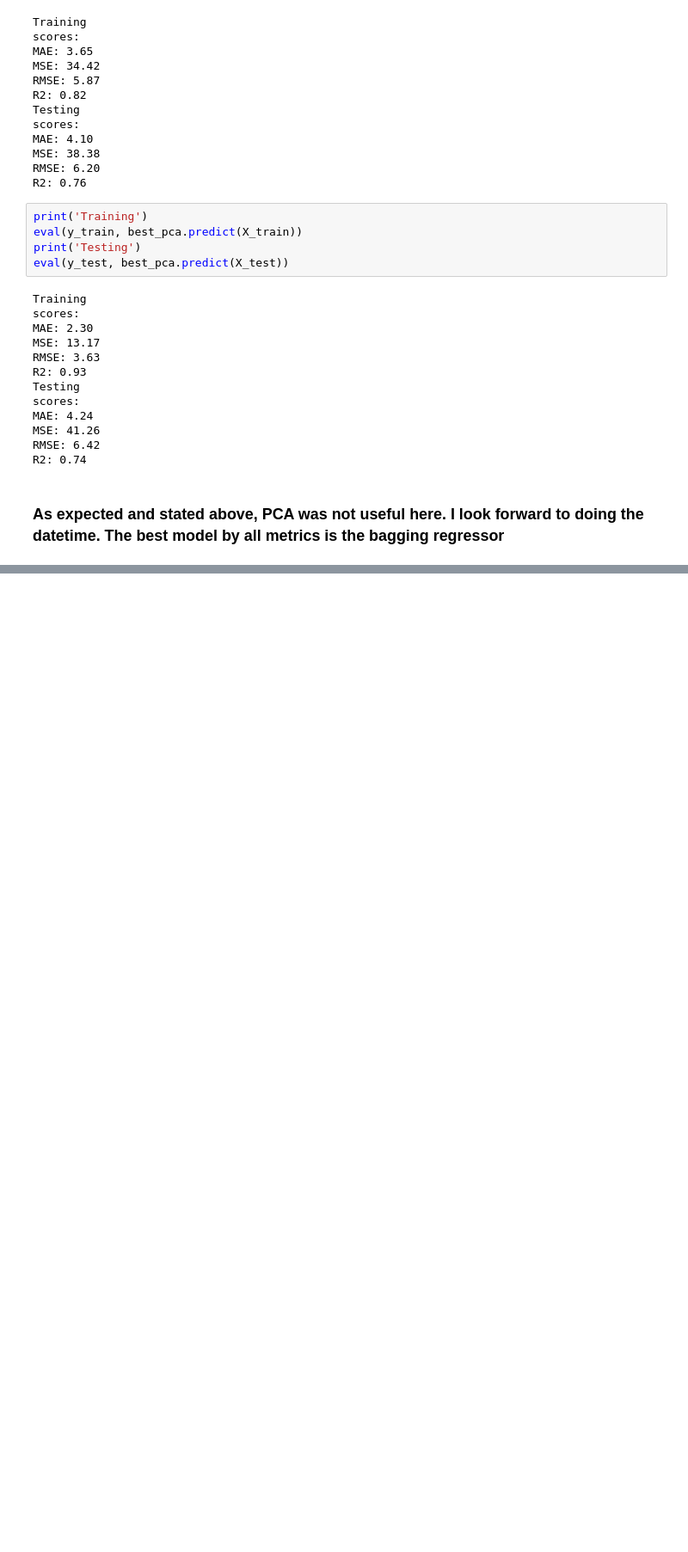
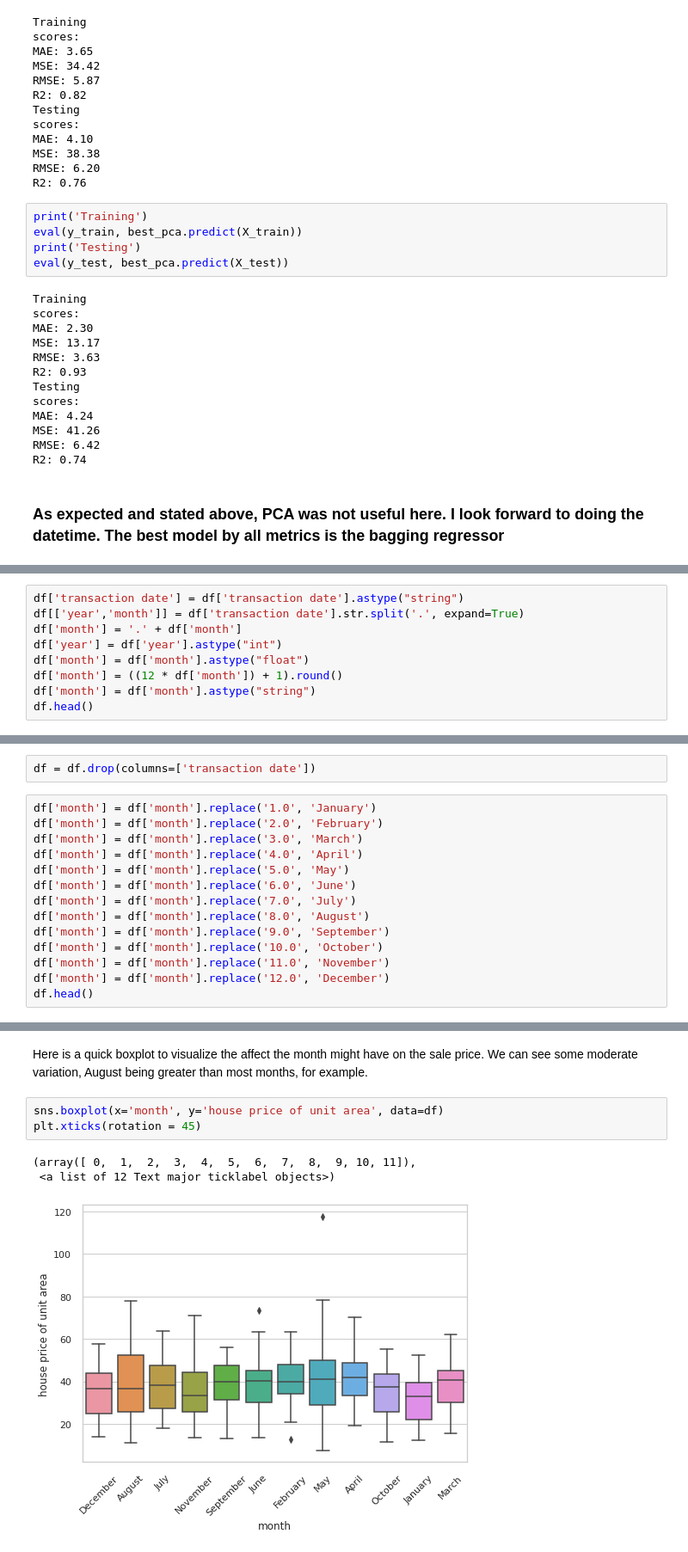
Before and after one commit to blakedshull/Project2, a Jupyter notebook: Project_2.ipynb, the cells around one changed output, grey strips where cells are left out. Shown: that part at 86% size. Saved outputs shown, nothing was run; the diff lists cells and outputs as text; blank space fills up the shorter version.

```diff
--- a/Project_2.ipynb
+++ b/Project_2.ipynb
@@ -750,0 +824,9 @@ R2: 0.74
+# %%
+df['transaction date'] = df['transaction date'].astype("string")
+df[['year','month']] = df['transaction date'].str.split('.', expand=True)
+df['month'] = '.' + df['month']
+df['year'] = df['year'].astype("int")
+df['month'] = df['month'].astype("float")
+df['month'] = ((12 * df['month']) + 1).round()
+df['month'] = df['month'].astype("string")
+df.head()
@@ -750,0 +840,16 @@ R2: 0.74
+# %%
+df = df.drop(columns=['transaction date'])
+# %%
+df['month'] = df['month'].replace('1.0', 'January')
+df['month'] = df['month'].replace('2.0', 'February')
+df['month'] = df['month'].replace('3.0', 'March')
+df['month'] = df['month'].replace('4.0', 'April')
+df['month'] = df['month'].replace('5.0', 'May')
+df['month'] = df['month'].replace('6.0', 'June')
+df['month'] = df['month'].replace('7.0', 'July')
+df['month'] = df['month'].replace('8.0', 'August')
+df['month'] = df['month'].replace('9.0', 'September')
+df['month'] = df['month'].replace('10.0', 'October')
+df['month'] = df['month'].replace('11.0', 'November')
+df['month'] = df['month'].replace('12.0', 'December')
+df.head()
@@ -750,0 +881,9 @@ R2: 0.74
+# %% [markdown]
+Here is a quick boxplot to visualize the affect the month might have on the sale price.  We can see some moderate variation, August being greater than most months, for example.
+# %%
+sns.boxplot(x='month', y='house price of unit area', data=df)
+plt.xticks(rotation = 45)
+# %% [output]
+(array([ 0,  1,  2,  3,  4,  5,  6,  7,  8,  9, 10, 11]),
+ <a list of 12 Text major ticklabel objects>)
+[figure, added]
```
Also changed, not shown: parts of 38 cells of this notebook.
